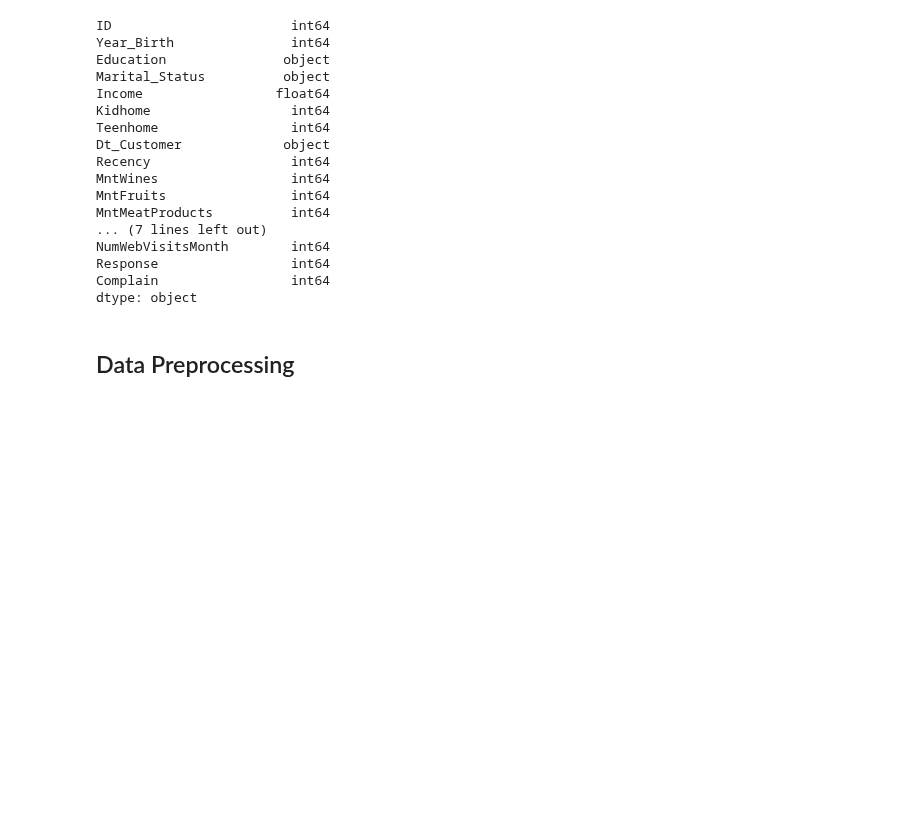
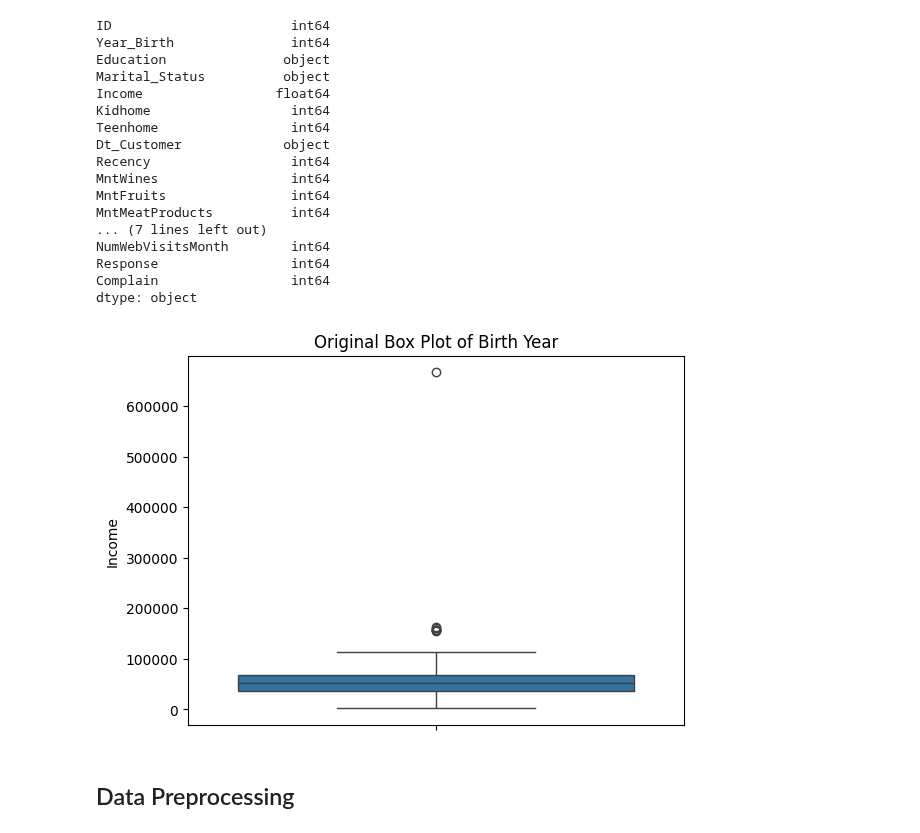
Before and after one commit to LexLorenzo/MachineLearningProjects, a Jupyter notebook: Lab_Exercise_2/Data_Preprocessing.ipynb, the cells around one changed output. Drawn from its saved outputs; the diff is of its cells as text; code cells hidden in the pictures; blank space fills up the shorter version.

```diff
--- a/Lab_Exercise_2/Data_Preprocessing.ipynb
+++ b/Lab_Exercise_2/Data_Preprocessing.ipynb
@@ -34,6 +35,12 @@ NumWebVisitsMonth        int64
 Response                 int64
 Complain                 int64
 dtype: object
+# %%
+sns.boxplot(df['Income'])
+plt.title(f'Original Box Plot of Birth Year')
+plt.show()
+# %% [output]
+[figure, added]
 # %% [markdown]
 ## Data Preprocessing
 # %%
```
Also changed, not shown: parts of 12 cells of this notebook, 5 other files.
